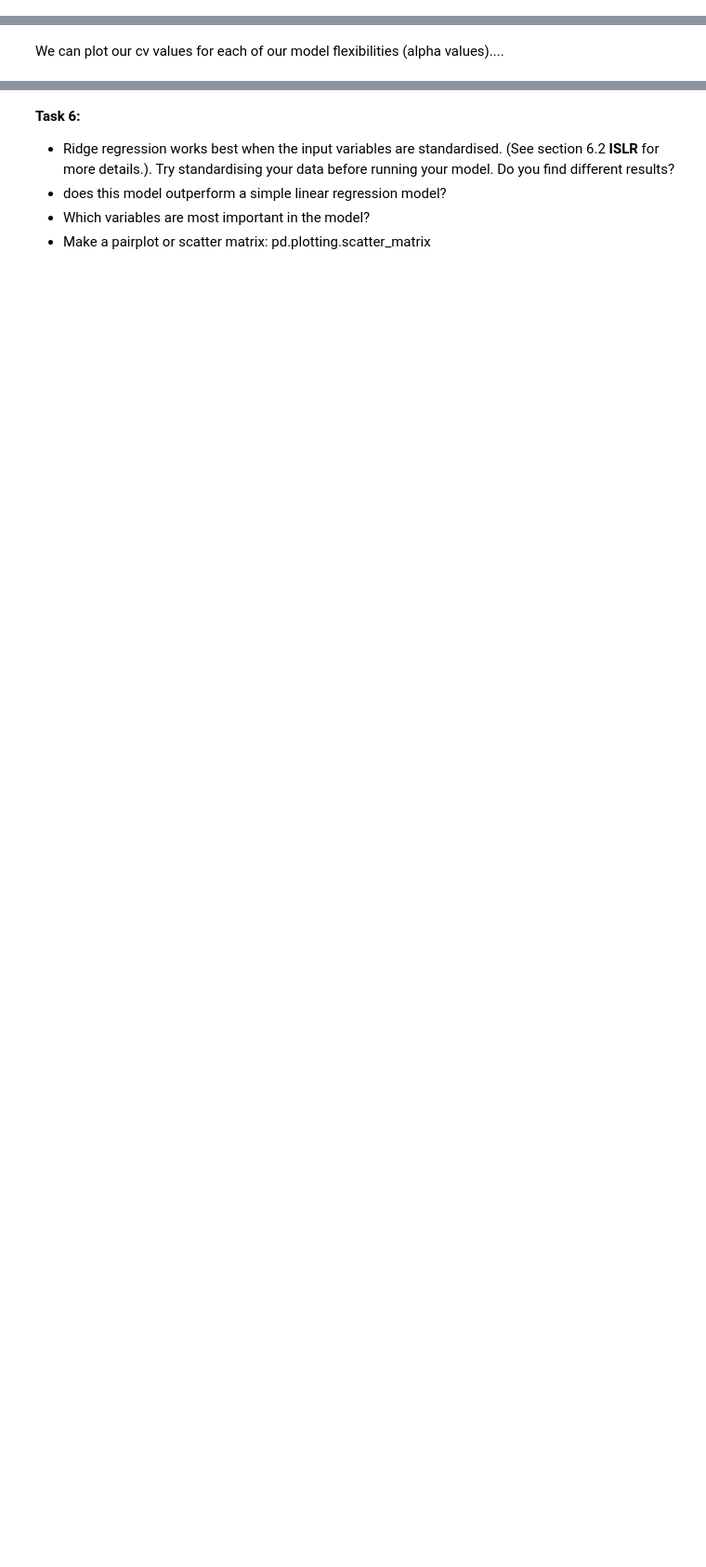
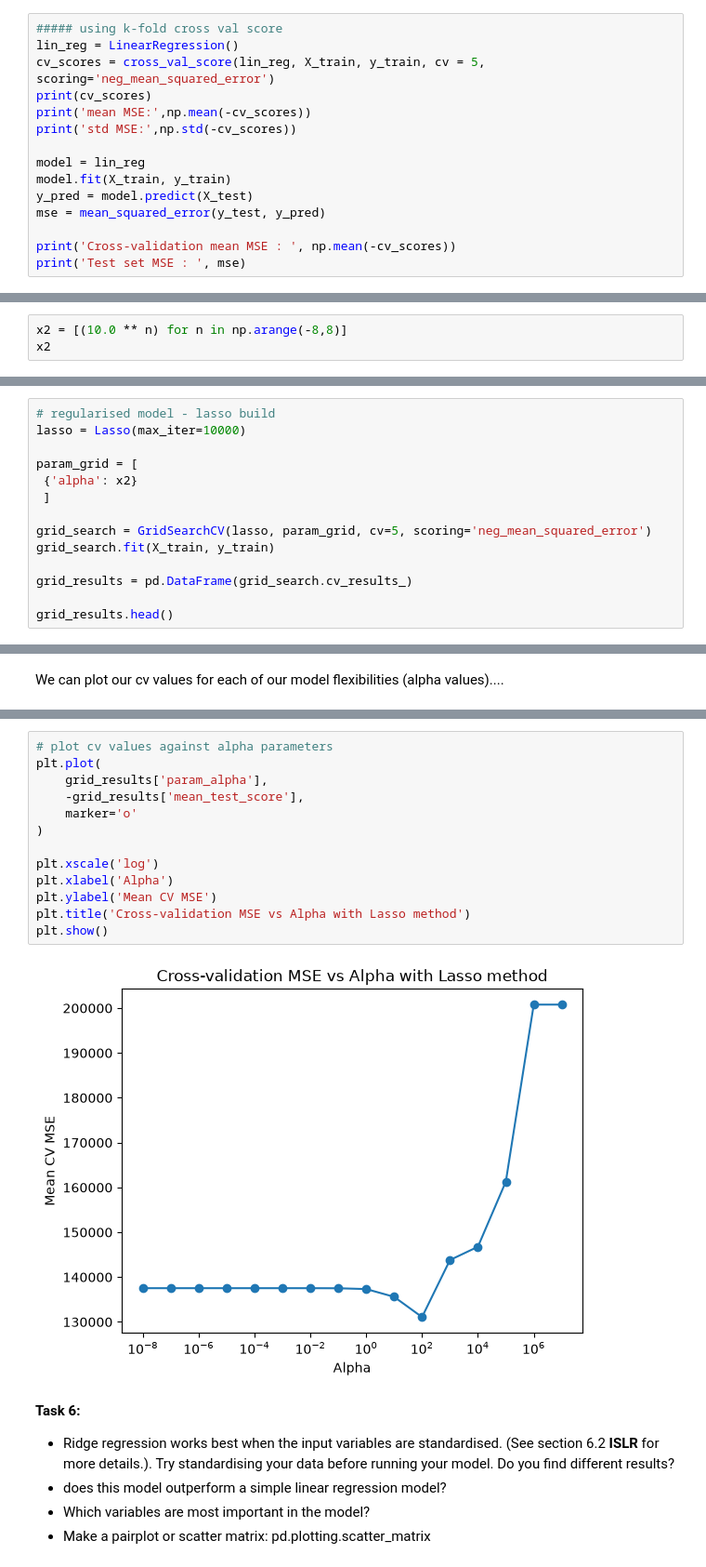
Before and after one commit to srcccninta/RegLin, a Jupyter notebook: RL_Ressources/Notebooks/03-CrossValidation_Regularisation.ipynb, the cells around one changed output, grey strips where cells are left out. Shown at 93% size. Drawn from its saved outputs; the diff is of its cells as text; blank space fills up the shorter version.

```diff
--- a/RL_Ressources/Notebooks/03-CrossValidation_Regularisation.ipynb
+++ b/RL_Ressources/Notebooks/03-CrossValidation_Regularisation.ipynb
@@ -520,0 +540,15 @@ linear regression model build using CV to estimate what our model performance wi
+# %%
+##### using k-fold cross val score
+lin_reg = LinearRegression()
+cv_scores = cross_val_score(lin_reg, X_train, y_train, cv = 5, scoring='neg_mean_squared_error')
+print(cv_scores)
+print('mean MSE:',np.mean(-cv_scores))
+print('std MSE:',np.std(-cv_scores))
+
+model = lin_reg
+model.fit(X_train, y_train)
+y_pred = model.predict(X_test)
+mse = mean_squared_error(y_test, y_pred)
+
+print('Cross-validation mean MSE : ', np.mean(-cv_scores))
+print('Test set MSE : ', mse)
@@ -520,0 +562,3 @@ linear regression model build using CV to estimate what our model performance wi
+# %%
+x2 = [(10.0 ** n) for n in np.arange(-8,8)]
+x2
@@ -520,0 +582,14 @@ linear regression model build using CV to estimate what our model performance wi
+# %%
+# regularised model - lasso build
+lasso = Lasso(max_iter=10000)
+
+param_grid = [
+ {'alpha': x2}
+ ]
+
+grid_search = GridSearchCV(lasso, param_grid, cv=5, scoring='neg_mean_squared_error')
+grid_search.fit(X_train, y_train)
+
+grid_results = pd.DataFrame(grid_search.cv_results_)
+
+grid_results.head()
@@ -531,3 +614,18 @@ We can plot our cv values for each of our model flexibilities (alpha values)....
+# %%
+# plot cv values against alpha parameters
+plt.plot(
+    grid_results['param_alpha'],
+    -grid_results['mean_test_score'],
+    marker='o'
+)
+
+plt.xscale('log')
+plt.xlabel('Alpha')
+plt.ylabel('Mean CV MSE')
+plt.title('Cross-validation MSE vs Alpha with Lasso method')
+plt.show()
+# %% [output]
+[figure, added]
 # %% [markdown]
 **Task 6:**
 * Ridge regression works best when the input variables are standardised. (See section 6.2 **ISLR** for more details.). Try standardising your data before running your model. Do you find different results?
```
Also changed, not shown: parts of 30 cells of this notebook.
